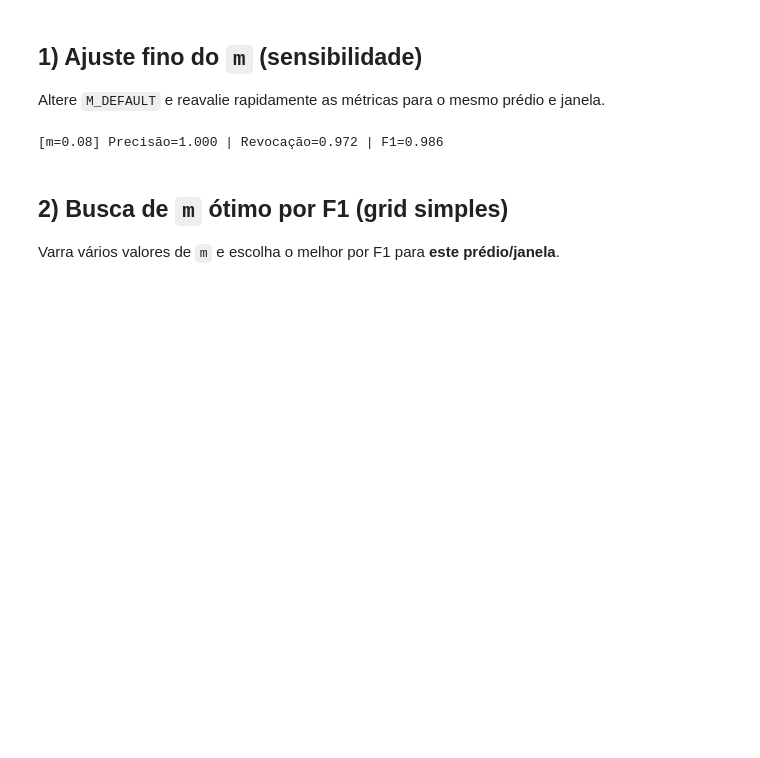
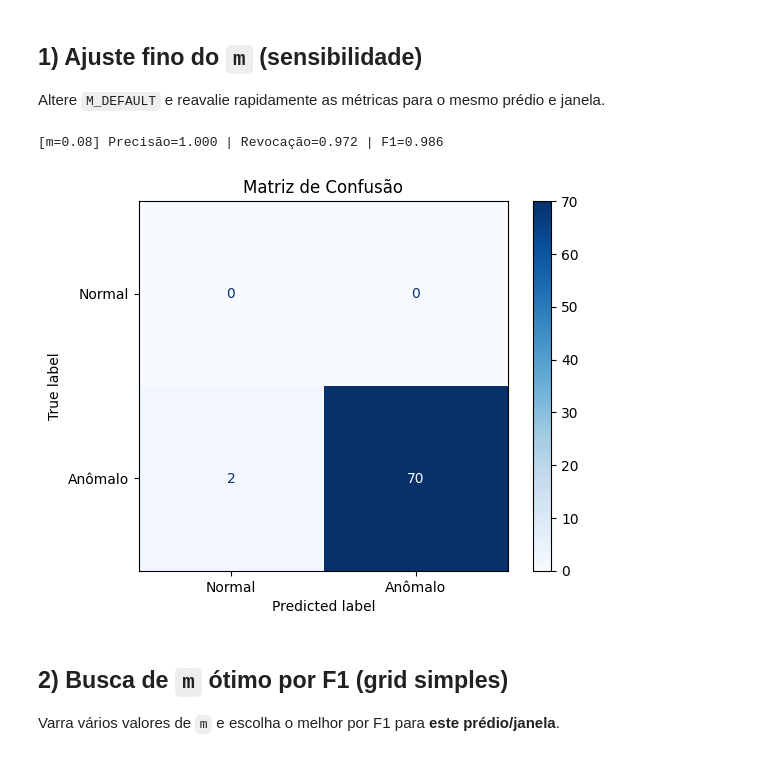
Before and after one commit to conect2ai/TEDA-Bootcamp, a Jupyter notebook: TEDA_Demo_Bootcamp.ipynb, the cells around one changed output. Cells and saved outputs as stored; diff of their text form; code cells hidden in the pictures; blank space fills up the shorter version.

```diff
--- a/TEDA_Demo_Bootcamp.ipynb
+++ b/TEDA_Demo_Bootcamp.ipynb
@@ -271,7 +285,15 @@ Altere `M_DEFAULT` e reavalie rapidamente as métricas para o mesmo prédio e ja
 # TODO: ajuste aqui e rode
 M_TRY = 0.08  # experimente: 0.03, 0.05, 0.08, 0.12, ...
 
-res_try = apply_teda(df, m=M_TRY)
+mask = (
+    (df["building_id"] == BUILDING_ID) &
+    (df["timestamp"] >= pd.to_datetime(START)) &
+    (df["timestamp"] <= pd.to_datetime(END))
+)
+
+df_try = df.loc[mask].copy()
+
+res_try = apply_teda(df_try, m=M_TRY)
 y_true = res_try["anomaly"].astype(int).values
 y_pred = res_try["teda_outlier"].astype(int).values
 
@@ -279,6 +301,17 @@ prec, rec, f1, _ = precision_recall_fscore_support(y_true, y_pred, average="bina
 print(f"[m={M_TRY}] Precisão={prec:.3f} | Revocação={rec:.3f} | F1={f1:.3f}")
 # %% [output]
 [m=0.08] Precisão=1.000 | Revocação=0.972 | F1=0.986
+# %%
+# plot the confusion matrix
+cm = confusion_matrix(y_true, y_pred)
+disp = ConfusionMatrixDisplay(confusion_matrix=cm,
+                              display_labels=["Normal", "Anômalo"])
+disp.plot(values_format="d", cmap="Blues", colorbar=True)
+plt.title("Matriz de Confusão")
+plt.grid(False)
+plt.show()
+# %% [output]
+[figure, added]
 # %% [markdown]
 
 ## 2) Busca de `m` ótimo por F1 (grid simples)
```
Also changed, not shown: parts of 31 cells of this notebook, 2 other files.
